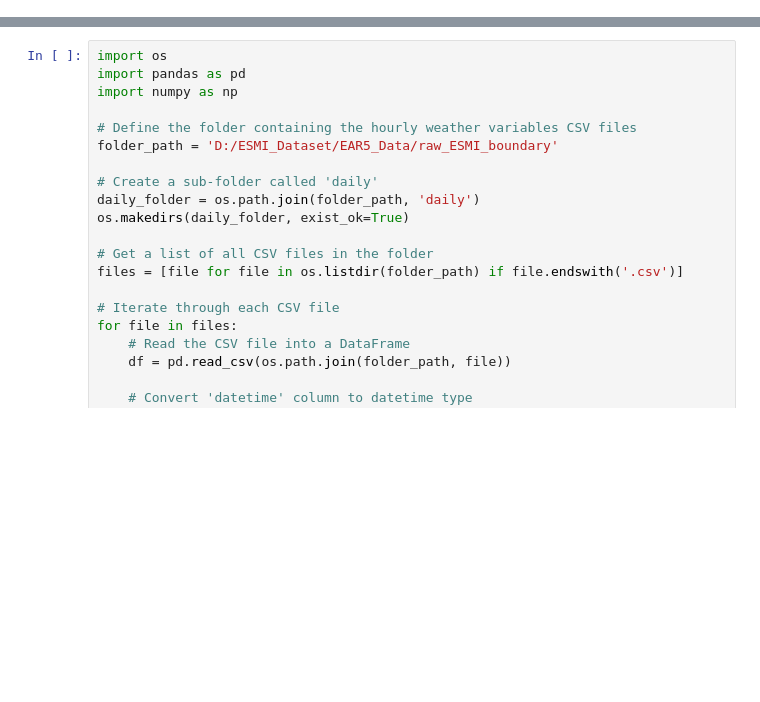
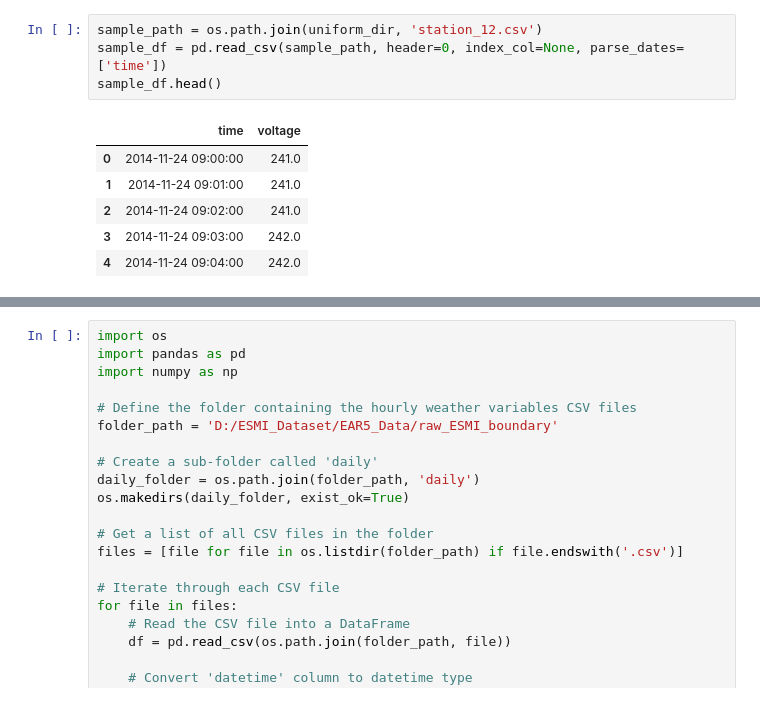
Before and after one commit to jesuslovesyiyi/Resilient_energy_network, a Jupyter notebook: data_preparation/data_preprocessing.ipynb, the cells around one changed output, grey strips where cells are left out. Saved outputs shown, nothing was run; the diff lists cells and outputs as text; blank space fills up the shorter version.

```diff
--- a/data_preparation/data_preprocessing.ipynb
+++ b/data_preparation/data_preprocessing.ipynb
@@ -111,0 +240,11 @@ outages_df.to_csv("D:/ESMI_Dataset/Final_Data/power_output_analysis/power_outage
+# %%
+sample_path = os.path.join(uniform_dir, 'station_12.csv')
+sample_df = pd.read_csv(sample_path, header=0, index_col=None, parse_dates=['time'])
+sample_df.head()
+# %% [output]
+|  | time | voltage |
+| 0 | 2014-11-24 09:00:00 | 241.0 |
+| 1 | 2014-11-24 09:01:00 | 241.0 |
+| 2 | 2014-11-24 09:02:00 | 241.0 |
+| 3 | 2014-11-24 09:03:00 | 242.0 |
+| 4 | 2014-11-24 09:04:00 | 242.0 |
```
Also changed, not shown: parts of 32 cells of this notebook, 5 other files.
